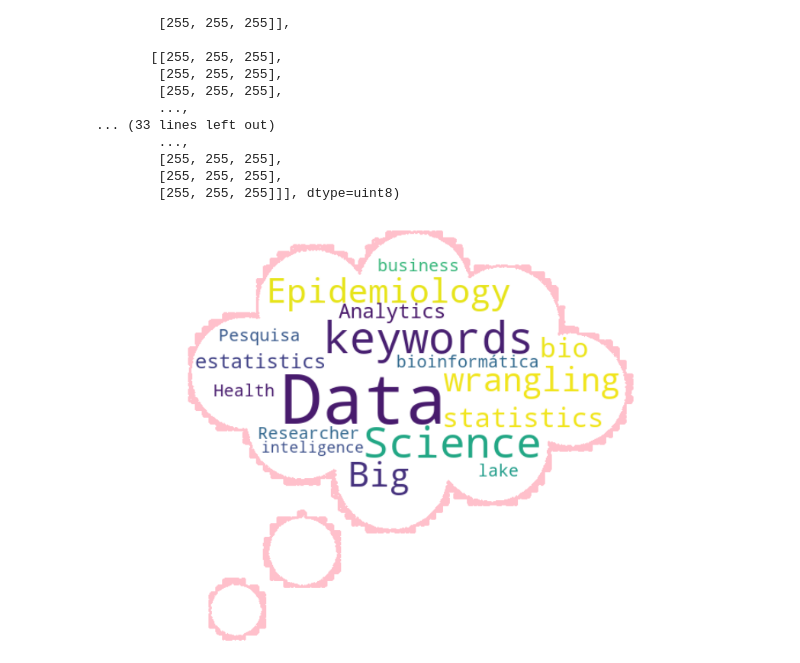
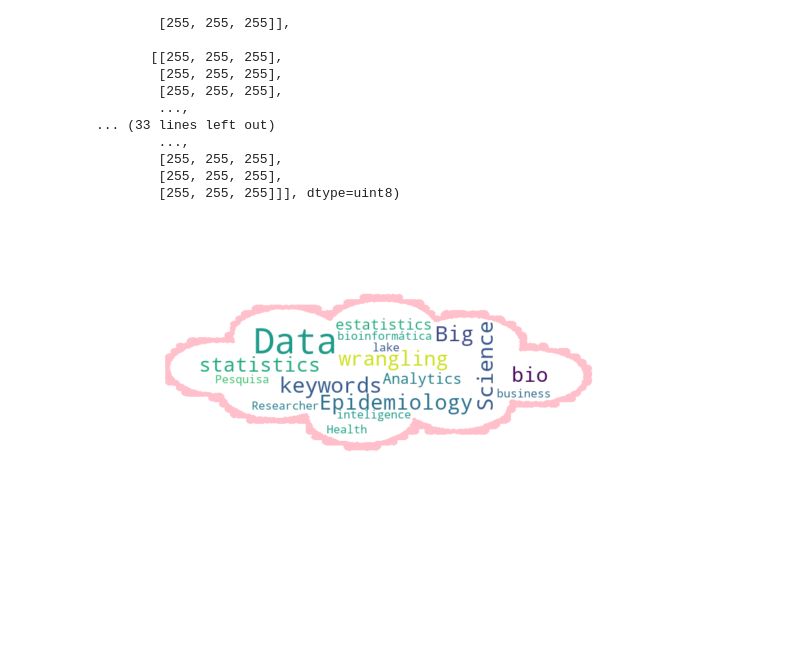
Before and after one commit to MariSpanol/wordcloud_cover, a Jupyter notebook: word_cloud.ipynb, the cells around one changed output. Cells and saved outputs as stored; diff of their text form; code cells hidden in the pictures; blank space fills up the shorter version.

```diff
--- a/word_cloud.ipynb
+++ b/word_cloud.ipynb
@@ -86,19 +86,19 @@ array([[[255, 255, 255],
         [255, 255, 255],
         [255, 255, 255]]], dtype=uint8)
 # %%
-wc = WordCloud(background_color="white", max_words=100, mask=rio_mask,
-               stopwords=stopwords, contour_width=3, contour_color='pink')
+wc = WordCloud(background_color="white", max_words=1000, mask=rio_mask,
+               stopwords=stopwords, contour_width=9, contour_color='pink')
 
 # Generate a wordcloud
 wc.generate(line)
 
 wc.to_file("wc.png")
 
 # show
 
-plt.figure(figsize=[20,10])
+plt.figure(figsize=[10,20])
 plt.imshow(wc, interpolation='bilinear')
 plt.axis("off")
 plt.show()
 # %% [output]
-[figure, old version]
+[figure, new version]
```
Also changed, not shown: parts of 2 cells of this notebook, 5 other files.
